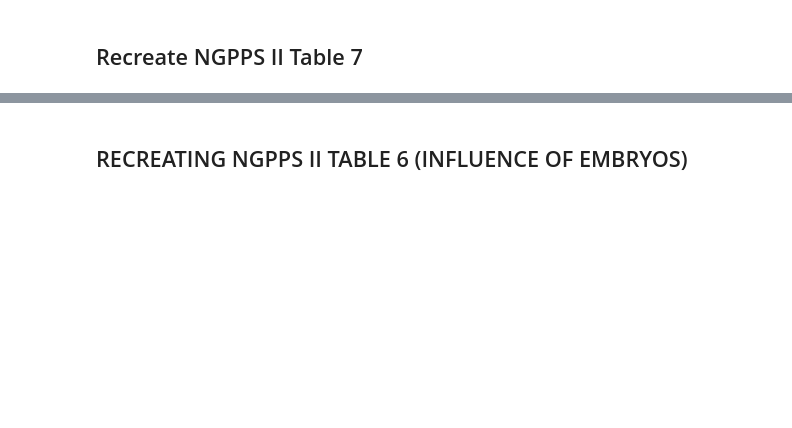
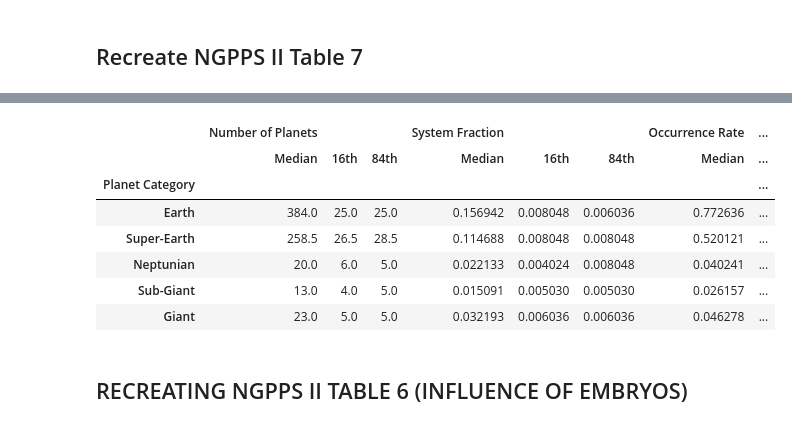
Before and after one commit to ChrisBoettner/plato, a Jupyter notebook: notebooks/06_planet_populations.ipynb, the cells around one changed output, grey strips where cells are left out. Cells and saved outputs as stored; diff of their text form; code cells hidden in the pictures; blank space fills up the shorter version.

```diff
--- a/notebooks/06_planet_populations.ipynb
+++ b/notebooks/06_planet_populations.ipynb
@@ -115,2 +139,27 @@ halo_table = metrics.calculate_metric_stats(
+# %%
+halo_cut_mocks = [
+    halo_population_model.create_mock_population(metallicity_limit=-0.6)
+    for _ in range(300)
+]
+halo_cut_metrics = [
+    metrics.calculate_metrics(
+        mock,
+        number_of_systems=sum(fields["Population"] == "Halo"),
+    )
+    for mock in halo_cut_mocks
+]
+halo_cut_table = metrics.calculate_metrics_stats(
+    halo_cut_metrics, grouping_column="Planet Category"
+)
+halo_cut_table.reindex(["Earth", "Super-Earth", "Neptunian", "Sub-Giant", "Giant"])
+# %% [output]
+|  | Number of Planets |  |  | System Fraction |  |  | Occurrence Rate | ... |
+|  | Median | 16th | 84th | Median | 16th | 84th | Median | ... |
+| Planet Category |  |  |  |  |  |  |  | ... |
+| Earth | 384.0 | 25.0 | 25.0 | 0.156942 | 0.008048 | 0.006036 | 0.772636 | ... |
+| Super-Earth | 258.5 | 26.5 | 28.5 | 0.114688 | 0.008048 | 0.008048 | 0.520121 | ... |
+| Neptunian | 20.0 | 6.0 | 5.0 | 0.022133 | 0.004024 | 0.008048 | 0.040241 | ... |
+| Sub-Giant | 13.0 | 4.0 | 5.0 | 0.015091 | 0.005030 | 0.005030 | 0.026157 | ... |
+| Giant | 23.0 | 5.0 | 5.0 | 0.032193 | 0.006036 | 0.006036 | 0.046278 | ... |
 # %% [markdown]
 ## RECREATING NGPPS II TABLE 6 (INFLUENCE OF EMBRYOS)
```
Also changed, not shown: parts of 10 cells of this notebook, 2 other files.
